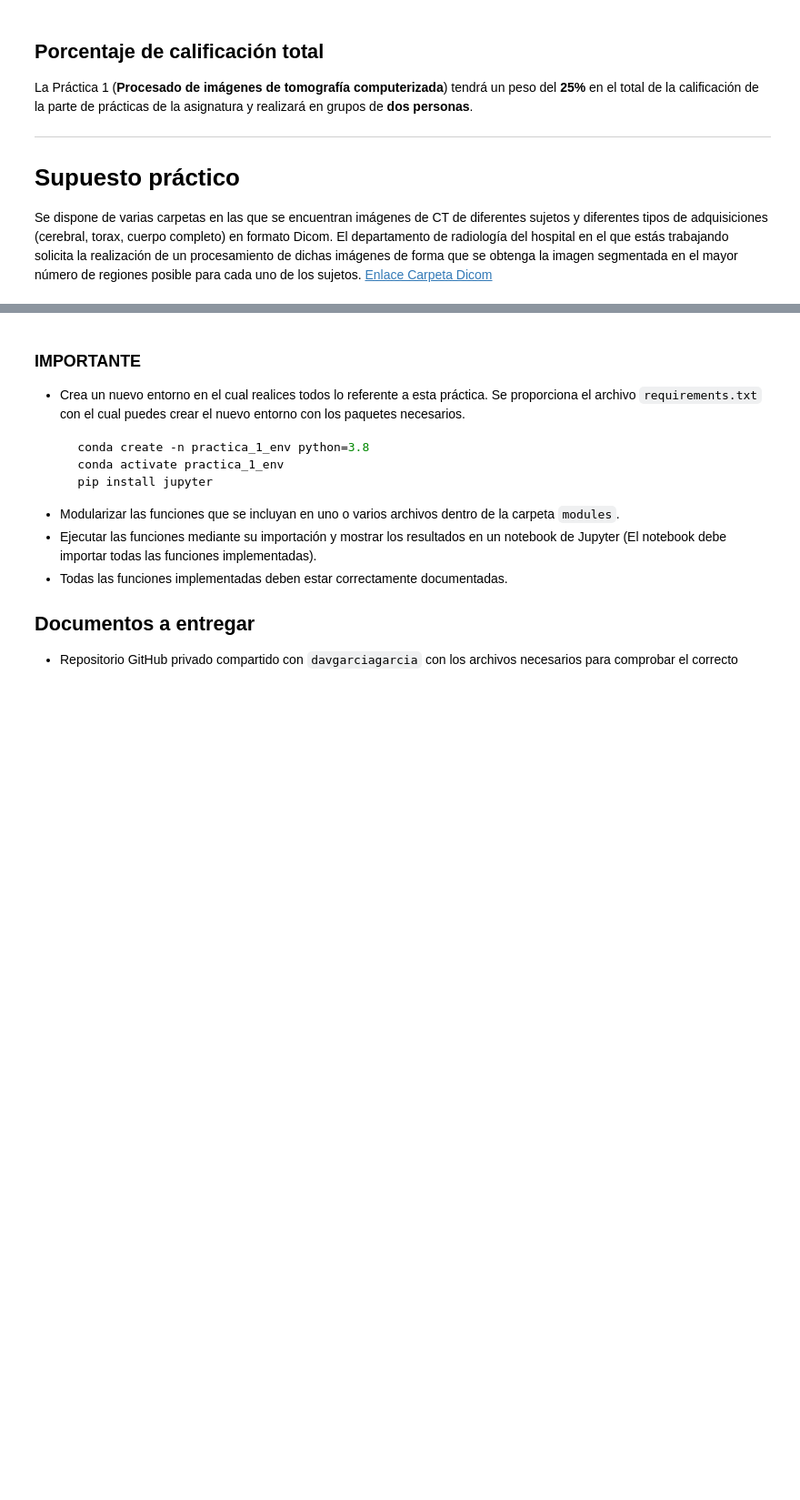
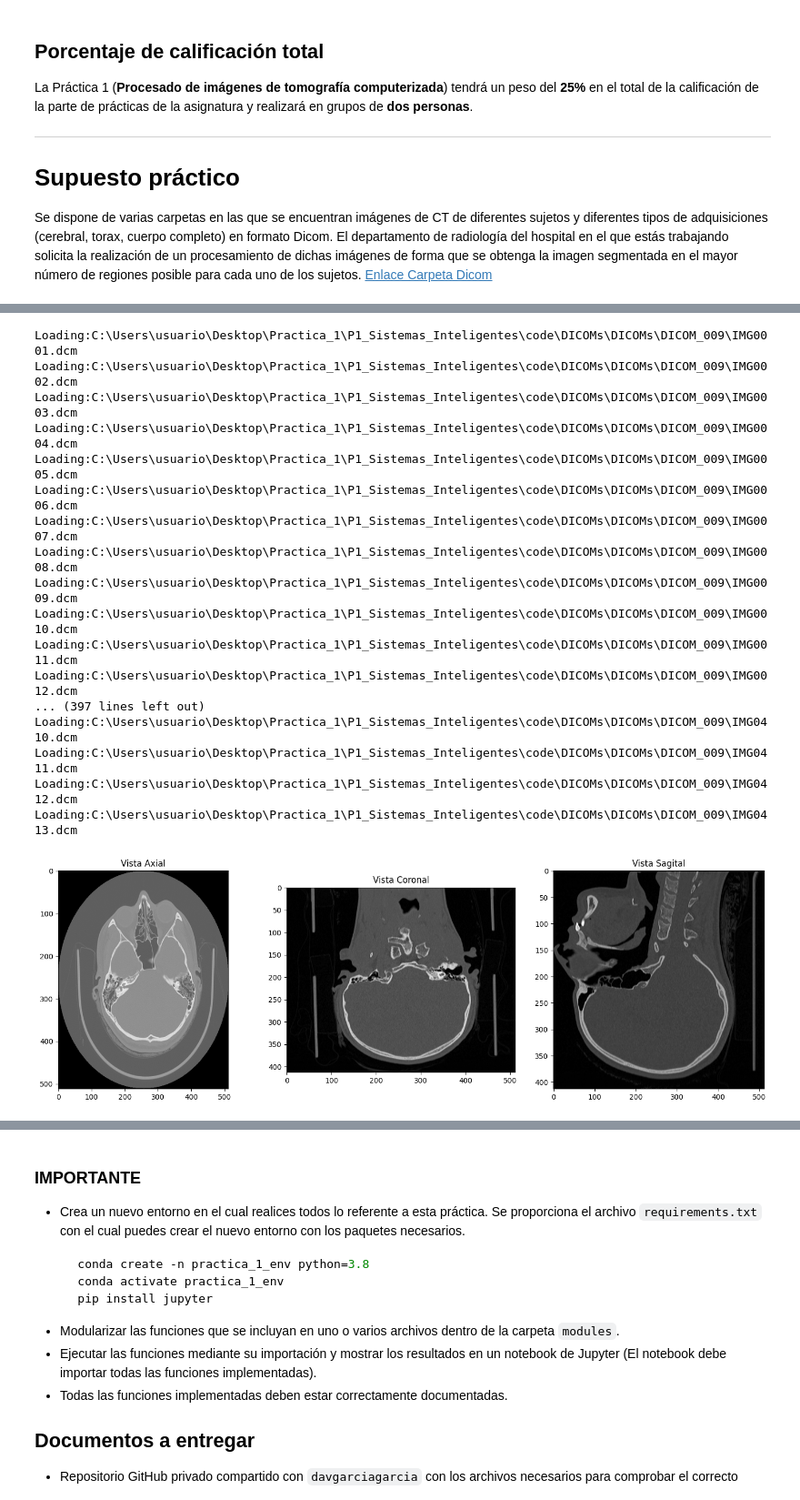
Before and after one commit to PaulaMartinezCamarero/P1_Sistemas_Inteligentes, a Jupyter notebook: code/Practica_1.ipynb, the cells around one changed output, grey strips where cells are left out. Shown at 91% size. Saved outputs shown, nothing was run; the diff lists cells and outputs as text; code cells hidden in the pictures; blank space fills up the shorter version.

Commit message:
segmentación y arreglo lo de muestraVolumen

```diff
--- a/code/Practica_1.ipynb
+++ b/code/Practica_1.ipynb
@@ -385 +353,63 @@ def MuestraVolumen(volumen, img_shape, ax_aspect, sag_aspect, cor_aspect, modali
+# %%
+import numpy as np
+import matplotlib.pyplot as plt
+
+def MuestraVolumen(volumen, tamaño_imagen, aspecto_axial, aspecto_coronal, aspecto_sagital, mostrar_histograma=False):
+    # Cálculo de los índices para los cortes medios
+    corte_axial = tamaño_imagen[0] // 2
+    corte_coronal = tamaño_imagen[1] // 2
+    corte_sagital = tamaño_imagen[2] // 2
+
+
+    fig, axes = plt.subplots(1, 4 if mostrar_histograma else 3, figsize=(15, 5))
+
+    #vista axial (corte medio en Z)
+    axes[0].imshow(volumen[corte_axial, :, :], cmap='gray', aspect=aspecto_axial)
+    axes[0].set_title('Vista Axial')
+
+    #vista coronal (corte medio en Y)
+    axes[1].imshow(volumen[:, corte_coronal, :], cmap='gray', aspect=aspecto_coronal)
+    axes[1].set_title('Vista Coronal')
+
+    #vista sagital (corte medio en X)
+    axes[2].imshow(volumen[:, :, corte_sagital], cmap='gray', aspect=aspecto_sagital)
+    axes[2].set_title('Vista Sagital')
+
+    # mostrar histograma del volumen
+    if mostrar_histograma:
+        axes[3].hist(volumen.flatten(), bins=100, color='gray')
+        axes[3].set_title('Histograma')
+
+    plt.tight_layout()
+    plt.show()
+
+foldername = filedialog.askdirectory(title="Selecciona una carpeta")
+imagenes = Load_Slices(foldername)
+volumen, img_shape, aspectos, tamaño_voxel = CreaVolumen(imagenes)
+
+# Obtener los metadatos de las imágenes
+metadatos = MetadataDT(imagenes)
+modalidad = metadatos[0]['Tipo de imagen']  # Extraemos 'Tipo de imagen' del primer conjunto de metadatos
+paciente = metadatos[0]['Nombre del sujeto']  # Extraemos 'Nombre del sujeto' del primer conjunto de metadatos
+
+MuestraVolumen(volumen, img_shape, aspectos[0], aspectos[1], aspectos[2])
+# %% [output]
+Loading:C:\Users\usuario\Desktop\Practica_1\P1_Sistemas_Inteligentes\code\DICOMs\DICOMs\DICOM_009\IMG0001.dcm
+Loading:C:\Users\usuario\Desktop\Practica_1\P1_Sistemas_Inteligentes\code\DICOMs\DICOMs\DICOM_009\IMG0002.dcm
+Loading:C:\Users\usuario\Desktop\Practica_1\P1_Sistemas_Inteligentes\code\DICOMs\DICOMs\DICOM_009\IMG0003.dcm
+Loading:C:\Users\usuario\Desktop\Practica_1\P1_Sistemas_Inteligentes\code\DICOMs\DICOMs\DICOM_009\IMG0004.dcm
+Loading:C:\Users\usuario\Desktop\Practica_1\P1_Sistemas_Inteligentes\code\DICOMs\DICOMs\DICOM_009\IMG0005.dcm
+Loading:C:\Users\usuario\Desktop\Practica_1\P1_Sistemas_Inteligentes\code\DICOMs\DICOMs\DICOM_009\IMG0006.dcm
+Loading:C:\Users\usuario\Desktop\Practica_1\P1_Sistemas_Inteligentes\code\DICOMs\DICOMs\DICOM_009\IMG0007.dcm
+Loading:C:\Users\usuario\Desktop\Practica_1\P1_Sistemas_Inteligentes\code\DICOMs\DICOMs\DICOM_009\IMG0008.dcm
+Loading:C:\Users\usuario\Desktop\Practica_1\P1_Sistemas_Inteligentes\code\DICOMs\DICOMs\DICOM_009\IMG0009.dcm
+Loading:C:\Users\usuario\Desktop\Practica_1\P1_Sistemas_Inteligentes\code\DICOMs\DICOMs\DICOM_009\IMG0010.dcm
+Loading:C:\Users\usuario\Desktop\Practica_1\P1_Sistemas_Inteligentes\code\DICOMs\DICOMs\DICOM_009\IMG0011.dcm
+Loading:C:\Users\usuario\Desktop\Practica_1\P1_Sistemas_Inteligentes\code\DICOMs\DICOMs\DICOM_009\IMG0012.dcm
+... (397 lines left out)
+Loading:C:\Users\usuario\Desktop\Practica_1\P1_Sistemas_Inteligentes\code\DICOMs\DICOMs\DICOM_009\IMG0410.dcm
+Loading:C:\Users\usuario\Desktop\Practica_1\P1_Sistemas_Inteligentes\code\DICOMs\DICOMs\DICOM_009\IMG0411.dcm
+Loading:C:\Users\usuario\Desktop\Practica_1\P1_Sistemas_Inteligentes\code\DICOMs\DICOMs\DICOM_009\IMG0412.dcm
+Loading:C:\Users\usuario\Desktop\Practica_1\P1_Sistemas_Inteligentes\code\DICOMs\DICOMs\DICOM_009\IMG0413.dcm
+[figure, added]
 # %%
```
Also changed, not shown: parts of 7 cells of this notebook.
